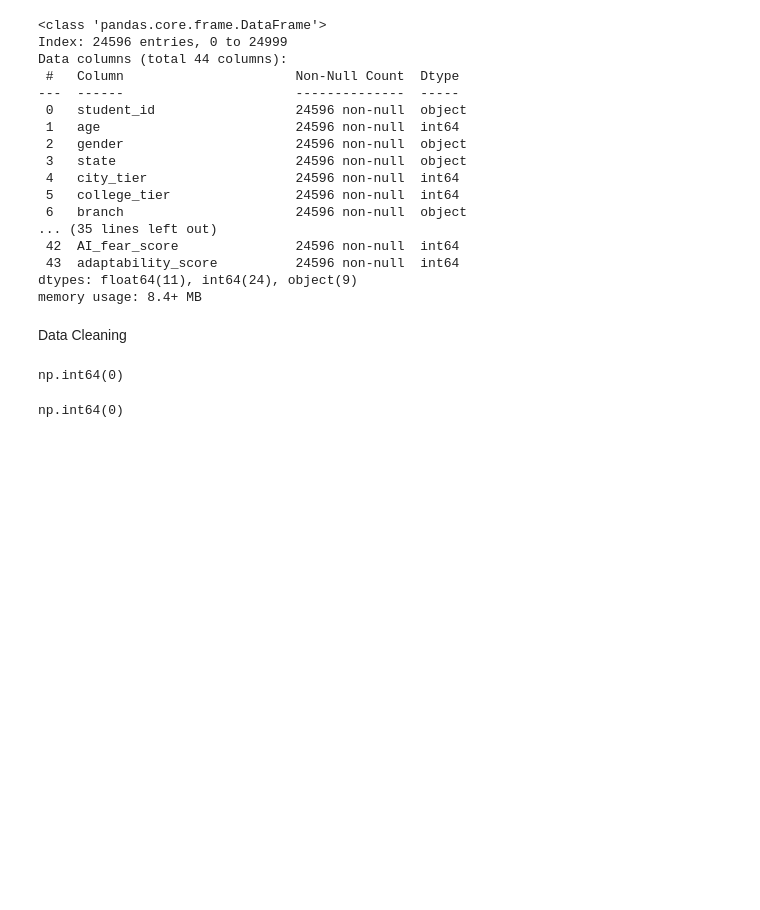
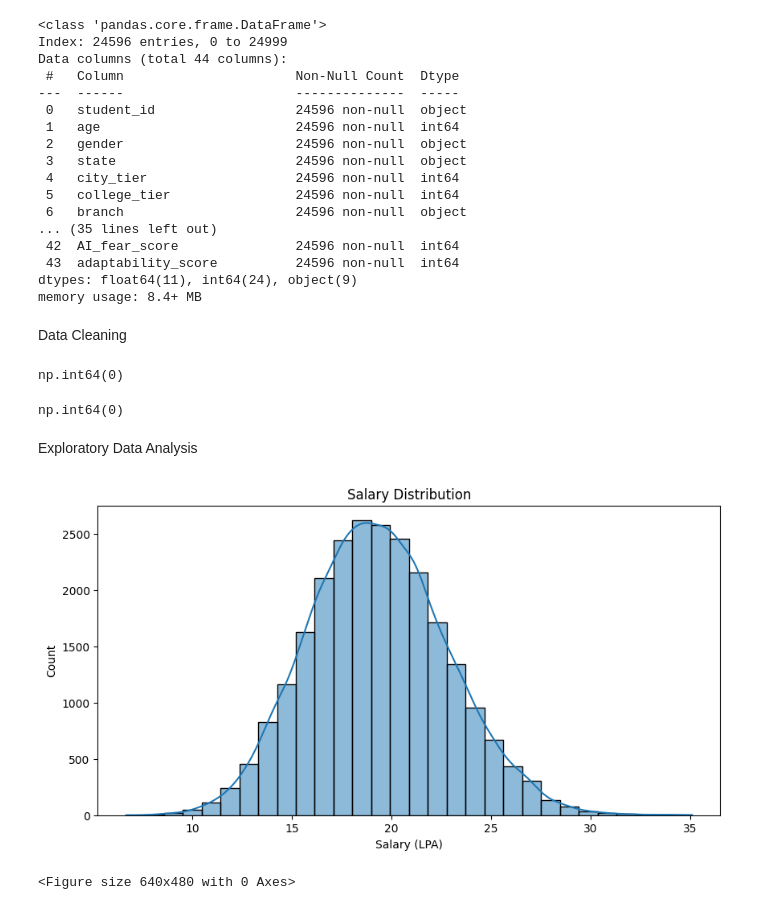
Before and after one commit to DasithiJayasinghe/Student-Career-Success-Analytics, a Jupyter notebook: notebooks/Salary_Prediction.ipynb, the cells around one changed output. Cells and saved outputs as stored; diff of their text form; code cells hidden in the pictures; blank space fills up the shorter version.

Commit message:
Performed exploratory data analysis and identified salary influencing factors

```diff
--- a/notebooks/Salary_Prediction.ipynb
+++ b/notebooks/Salary_Prediction.ipynb
@@ -208,3 +208,25 @@ salary_df = salary_df.drop(columns=leakage_cols)
 df.duplicated().sum()
 # %% [output]
 np.int64(0)
+# %% [markdown]
+Exploratory Data Analysis
+# %%
+#Salary Distribution
+plt.figure(figsize=(10,5))
+
+sns.histplot(
+    salary_df['salary_lpa'],
+    bins=30,
+    kde=True
+)
+
+plt.title('Salary Distribution')
+plt.xlabel('Salary (LPA)')
+plt.ylabel('Count')
+
+plt.show()
+
+plt.savefig('salary_distribution.png', bbox_inches='tight')
+# %% [output]
+[figure, added]
+<Figure size 640x480 with 0 Axes>
```
Also changed, not shown: parts of 18 cells of this notebook.
